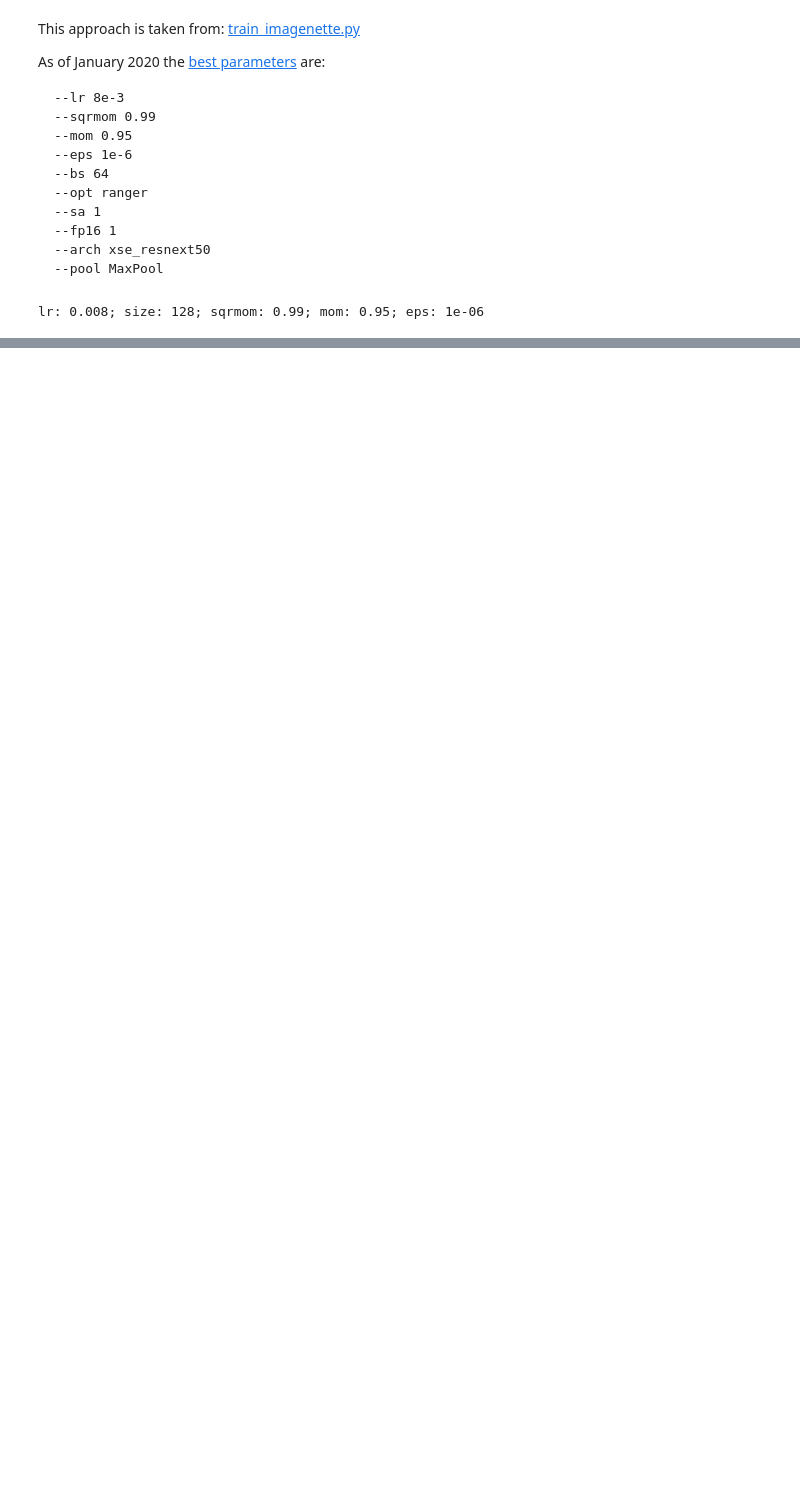
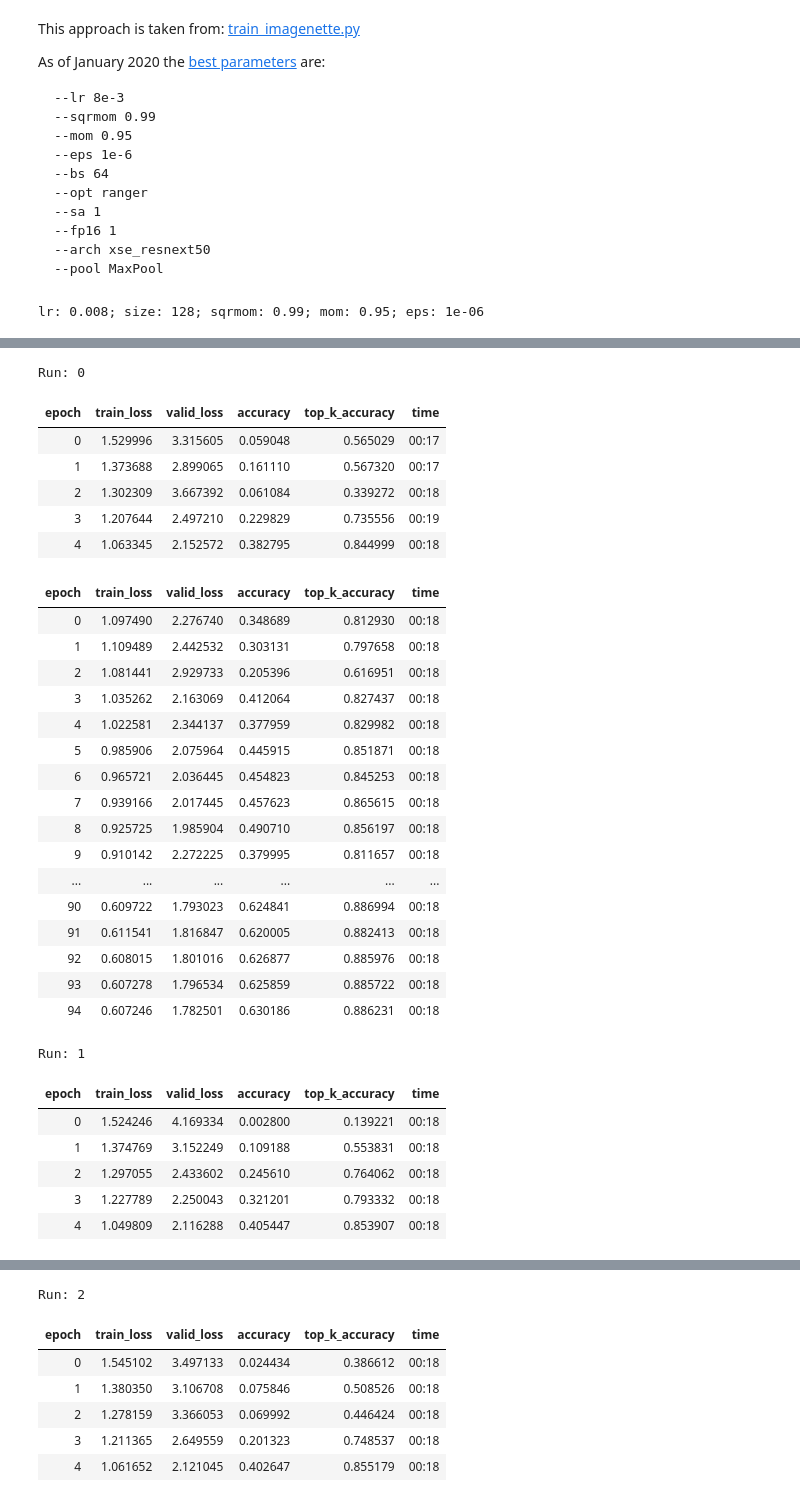
Before and after one commit to JoshVarty/SelfSupervisedLearning, a Jupyter notebook: 03_DownstreamTask_ImageWang.ipynb, the cells around one changed output, grey strips where cells are left out. Saved outputs shown, nothing was run; the diff lists cells and outputs as text; code cells hidden in the pictures; blank space fills up the shorter version.

```diff
--- a/03_DownstreamTask_ImageWang.ipynb
+++ b/03_DownstreamTask_ImageWang.ipynb
@@ -294,0 +338,63 @@ So it looks like we get
+# %%
+runs = 3
+for run in range(runs):
+        print(f'Run: {run}')
+        #CHANGE: No self-attention
+        sa = 0
+        learn = Learner(dbunch, m(c_out=20, act_cls=torch.nn.ReLU, sa=sa, sym=sym, pool=pool), opt_func=opt_func, \
+                metrics=[accuracy,top_k_accuracy], loss_func=LabelSmoothingCrossEntropy())
+        if dump: print(learn.model); exit()
+        if fp16: learn = learn.to_fp16()
+        cbs = MixUp(mixup) if mixup else []
+        #n_gpu = torch.cuda.device_count()
+        #if gpu is None and n_gpu: learn.to_parallel()
+        if num_distrib()>1: learn.to_distributed(gpu) # Requires `-m fastai.launch`
+
+        # Train 15 epochs w/ frozen head
+        state_dict = torch.load('imagewang_patches_15_epochs.pth')
+
+        # HACK: If we don't have all of the parameters for our learner, we get an error
+        linear_layer = learn.model[-1]
+        state_dict['11.weight'] = linear_layer.weight
+        state_dict['11.bias'] = linear_layer.bias
+
+        learn.model.load_state_dict(state_dict)
+
+        # One epoch of fine-tuning
+        learn.freeze()
+        learn.fit_flat_cos(5, lr, wd=1e-2, cbs=cbs)
+        # Remainder is train_imagenette.py approach, but with discriminitive learning rates
+        learn.unfreeze()
+        learn.fit_flat_cos(epochs - 5, slice(lr//100, lr), wd=1e-2, cbs=cbs)
+# %% [output]
+Run: 0
+| epoch | train_loss | valid_loss | accuracy | top_k_accuracy | time |
+| 0 | 1.529996 | 3.315605 | 0.059048 | 0.565029 | 00:17 |
+| 1 | 1.373688 | 2.899065 | 0.161110 | 0.567320 | 00:17 |
+| 2 | 1.302309 | 3.667392 | 0.061084 | 0.339272 | 00:18 |
+| 3 | 1.207644 | 2.497210 | 0.229829 | 0.735556 | 00:19 |
+| 4 | 1.063345 | 2.152572 | 0.382795 | 0.844999 | 00:18 |
+| epoch | train_loss | valid_loss | accuracy | top_k_accuracy | time |
+| 0 | 1.097490 | 2.276740 | 0.348689 | 0.812930 | 00:18 |
+| 1 | 1.109489 | 2.442532 | 0.303131 | 0.797658 | 00:18 |
+| 2 | 1.081441 | 2.929733 | 0.205396 | 0.616951 | 00:18 |
+| 3 | 1.035262 | 2.163069 | 0.412064 | 0.827437 | 00:18 |
+| 4 | 1.022581 | 2.344137 | 0.377959 | 0.829982 | 00:18 |
+| 5 | 0.985906 | 2.075964 | 0.445915 | 0.851871 | 00:18 |
+| 6 | 0.965721 | 2.036445 | 0.454823 | 0.845253 | 00:18 |
+| 7 | 0.939166 | 2.017445 | 0.457623 | 0.865615 | 00:18 |
+| 8 | 0.925725 | 1.985904 | 0.490710 | 0.856197 | 00:18 |
+| 9 | 0.910142 | 2.272225 | 0.379995 | 0.811657 | 00:18 |
+| ... | ... | ... | ... | ... | ... |
+| 90 | 0.609722 | 1.793023 | 0.624841 | 0.886994 | 00:18 |
+| 91 | 0.611541 | 1.816847 | 0.620005 | 0.882413 | 00:18 |
+| 92 | 0.608015 | 1.801016 | 0.626877 | 0.885976 | 00:18 |
+| 93 | 0.607278 | 1.796534 | 0.625859 | 0.885722 | 00:18 |
+| 94 | 0.607246 | 1.782501 | 0.630186 | 0.886231 | 00:18 |
+Run: 1
+| epoch | train_loss | valid_loss | accuracy | top_k_accuracy | time |
+| 0 | 1.524246 | 4.169334 | 0.002800 | 0.139221 | 00:18 |
+| 1 | 1.374769 | 3.152249 | 0.109188 | 0.553831 | 00:18 |
+| 2 | 1.297055 | 2.433602 | 0.245610 | 0.764062 | 00:18 |
+| 3 | 1.227789 | 2.250043 | 0.321201 | 0.793332 | 00:18 |
+| 4 | 1.049809 | 2.116288 | 0.405447 | 0.853907 | 00:18 |
@@ -294,0 +418,7 @@ So it looks like we get
+Run: 2
+| epoch | train_loss | valid_loss | accuracy | top_k_accuracy | time |
+| 0 | 1.545102 | 3.497133 | 0.024434 | 0.386612 | 00:18 |
+| 1 | 1.380350 | 3.106708 | 0.075846 | 0.508526 | 00:18 |
+| 2 | 1.278159 | 3.366053 | 0.069992 | 0.446424 | 00:18 |
+| 3 | 1.211365 | 2.649559 | 0.201323 | 0.748537 | 00:18 |
+| 4 | 1.061652 | 2.121045 | 0.402647 | 0.855179 | 00:18 |
```
Also changed, not shown: parts of 47 cells of this notebook.
